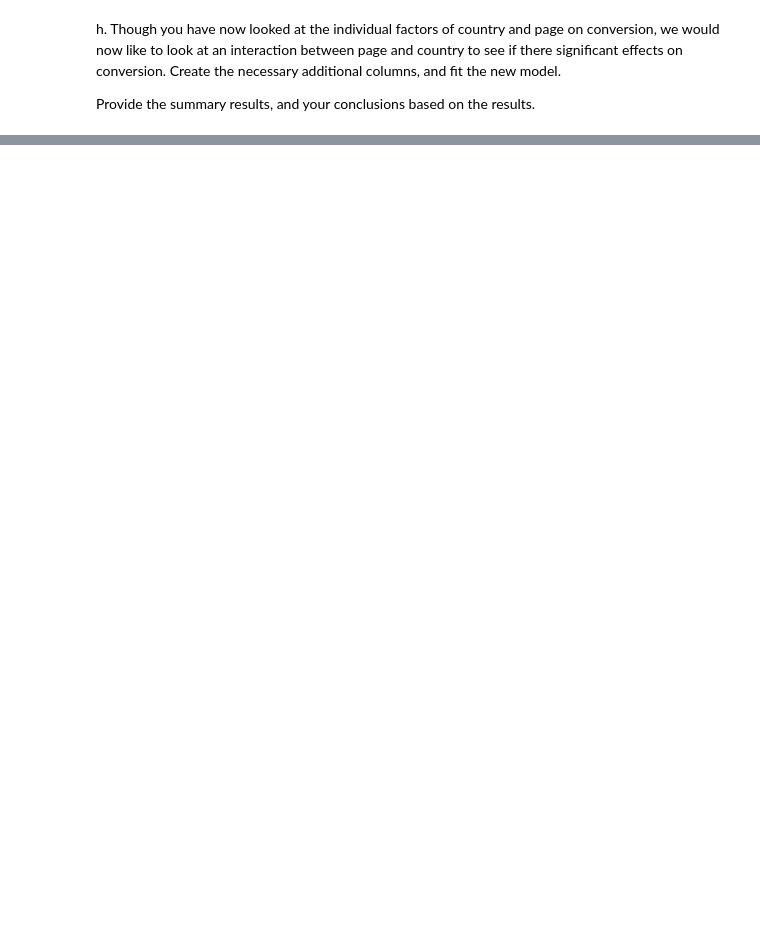
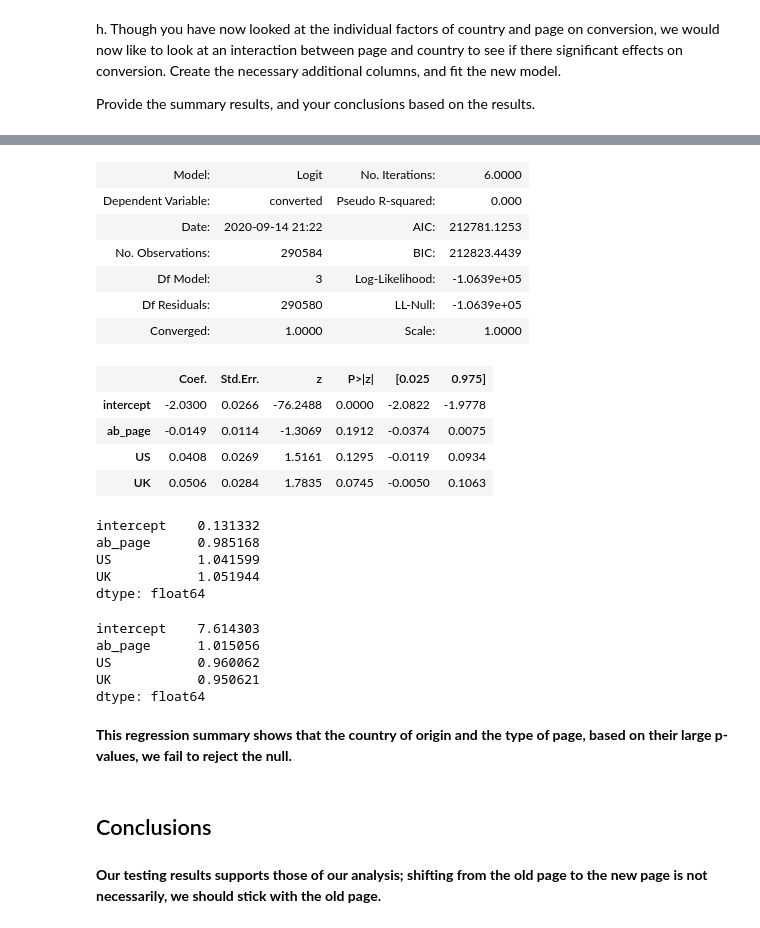
Before and after one commit to asmaHelmy/Analyzing-AB-Test-Results, a Jupyter notebook: Analyze_ab_test_results_notebook.ipynb, the cells around one changed output, grey strips where cells are left out. Drawn from its saved outputs; the diff is of its cells as text; code cells hidden in the pictures; blank space fills up the shorter version.

```diff
--- a/Analyze_ab_test_results_notebook.ipynb
+++ b/Analyze_ab_test_results_notebook.ipynb
@@ -406,3 +440,41 @@ Provide the summary results, and your conclusions based on the results.
+# %%
+result.summary2()
+# %% [output]
+| Model: | Logit | No. Iterations: | 6.0000 |
+| Dependent Variable: | converted | Pseudo R-squared: | 0.000 |
+| Date: | 2020-09-14 21:22 | AIC: | 212781.1253 |
+| No. Observations: | 290584 | BIC: | 212823.4439 |
+| Df Model: | 3 | Log-Likelihood: | -1.0639e+05 |
+| Df Residuals: | 290580 | LL-Null: | -1.0639e+05 |
+| Converged: | 1.0000 | Scale: | 1.0000 |
+|  | Coef. | Std.Err. | z | P>|z| | [0.025 | 0.975] |
+| intercept | -2.0300 | 0.0266 | -76.2488 | 0.0000 | -2.0822 | -1.9778 |
+| ab_page | -0.0149 | 0.0114 | -1.3069 | 0.1912 | -0.0374 | 0.0075 |
+| US | 0.0408 | 0.0269 | 1.5161 | 0.1295 | -0.0119 | 0.0934 |
+| UK | 0.0506 | 0.0284 | 1.7835 | 0.0745 | -0.0050 | 0.1063 |
+# %%
+np.exp(result.params)
+# %% [output]
+intercept    0.131332
+ab_page      0.985168
+US           1.041599
+UK           1.051944
+dtype: float64
+# %%
+1/np.exp(result.params)
+# %% [output]
+intercept    7.614303
+ab_page      1.015056
+US           0.960062
+UK           0.950621
+dtype: float64
+# %% [markdown]
+**This regression summary shows that the country of origin and the type of page, based on their large p-values, we fail to reject the null.**
+# %% [markdown]
+<a id='conclusions'></a>
+## Conclusions
+# %% [markdown]
+**Our testing results supports those of our analysis; shifting from the old page to the new page is not necessarily, we should stick with the old page.**
 # %%
 from subprocess import call
 call(['python', '-m', 'nbconvert', 'Analyze_ab_test_results_notebook.ipynb'])
```
Also changed, not shown: parts of 18 cells of this notebook.
